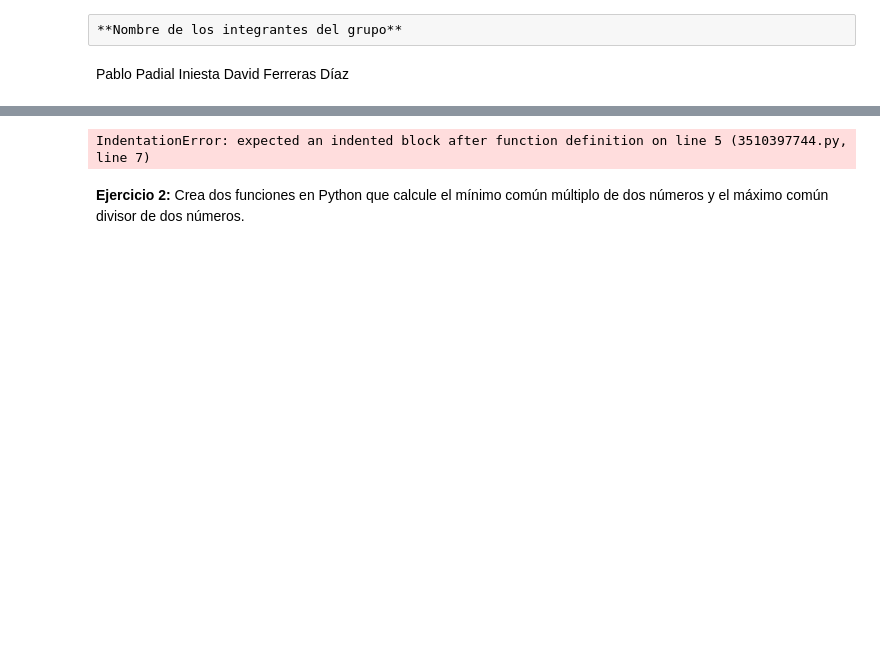
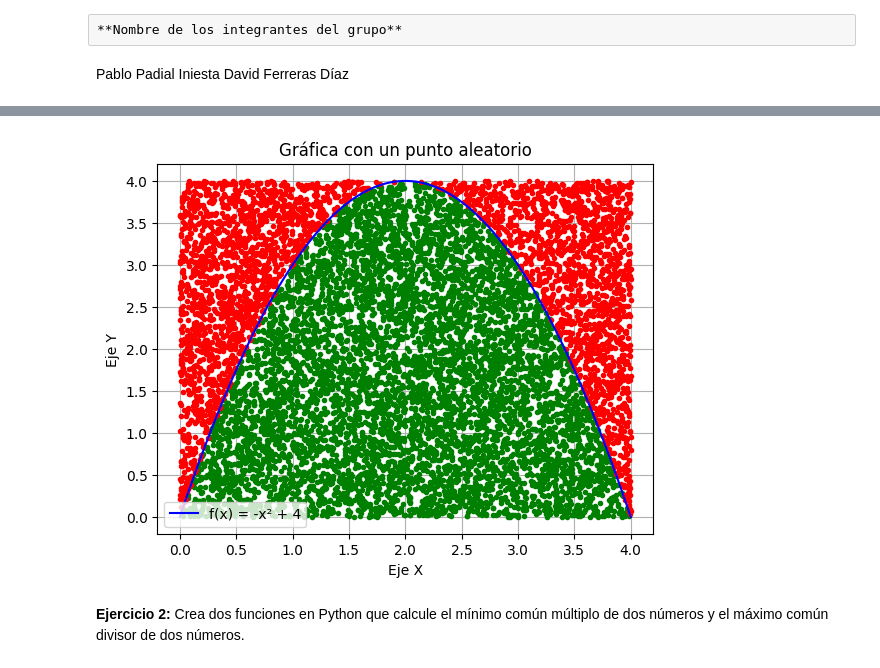
Before and after one commit to Lizzen/SI, a Jupyter notebook: Entrega0/Ejercicios.ipynb, the cells around one changed output, grey strips where cells are left out. Drawn from its saved outputs; the diff is of its cells as text; code cells hidden in the pictures; blank space fills up the shorter version.

```diff
--- a/Entrega0/Ejercicios.ipynb
+++ b/Entrega0/Ejercicios.ipynb
@@ -40,19 +40,65 @@ con que calcule el resultado para una función definida por ti que sea >= 0 en e
 que se pueda aplicar tanto a un número como a un array de numpy. Por ejemplo -x^(2)+ 4x en el intervalo [0; 4]
 
 <img src="Integral3.jpg">
-# %%
-# Escribe aquí la solución del ejercicio 1.
-import numpy as np
-import matplotlib.pyplot as plt
-
-def integra_mc(fun, a, b, num_puntos=10000):
-
-def f(x):
-    return -x**2+4*x
-
-integra_mc(f, 0, 4)
-# %% [output]
-IndentationError: expected an indented block after function definition on line 5 (3510397744.py, line 7)
+# %%
+# Escribe aquí la solución del ejercicio 1.
+import numpy as np
+import matplotlib.pyplot as plt
+import random
+
+
+
+# Definir la función
+def f(x):
+    return -x**2 + 4*x  # Ejemplo de función cuadrática
+
+# Generar el rango para la función
+x = np.linspace(0, 4, 100)
+y = f(x)
+a = 0
+b = 4
+M = 4 #Maximo de la funcion F
+X=[]
+Y=[]
+Yf = []
+Xf = []
+for i in range(10000):
+    # Generar un punto aleatorio
+    punto_x = np.random.rand() * (b-a)+a  # x entre 0 y 4
+    punto_y = np.random.rand() * M            # y calculado con la función
+
+    #Yf.append(f(punto_x))
+    if punto_y < f(punto_x):
+       Xf.append(punto_x)
+       Yf.append(punto_y)
+    else:
+        X.append(punto_x)
+        Y.append(punto_y)
+    # Dibujar el punto aleatorio
+
+#plt.scatter(punto_x, punto_y, color='red', s=10)
+# Dibujar la función
+plt.plot(Xf, Yf, '.', color='green')
+plt.plot(X, Y, '.', color='red')
+
+
+
+
+plt.plot(x, y, label="f(x) = -x² + 4", color='blue')
+
+
+
+# Etiquetas y leyenda
+plt.xlabel("Eje X")
+plt.ylabel("Eje Y")
+plt.title("Gráfica con un punto aleatorio")
+plt.legend()
+plt.grid()
+
+# Mostrar la gráfica
+plt.show()
+# %% [output]
+[figure, added]
 # %% [markdown]
 **Ejercicio 2:** Crea dos funciones en Python que calcule el mínimo común múltiplo de dos números y el máximo común divisor de dos números.
 # %%
```
